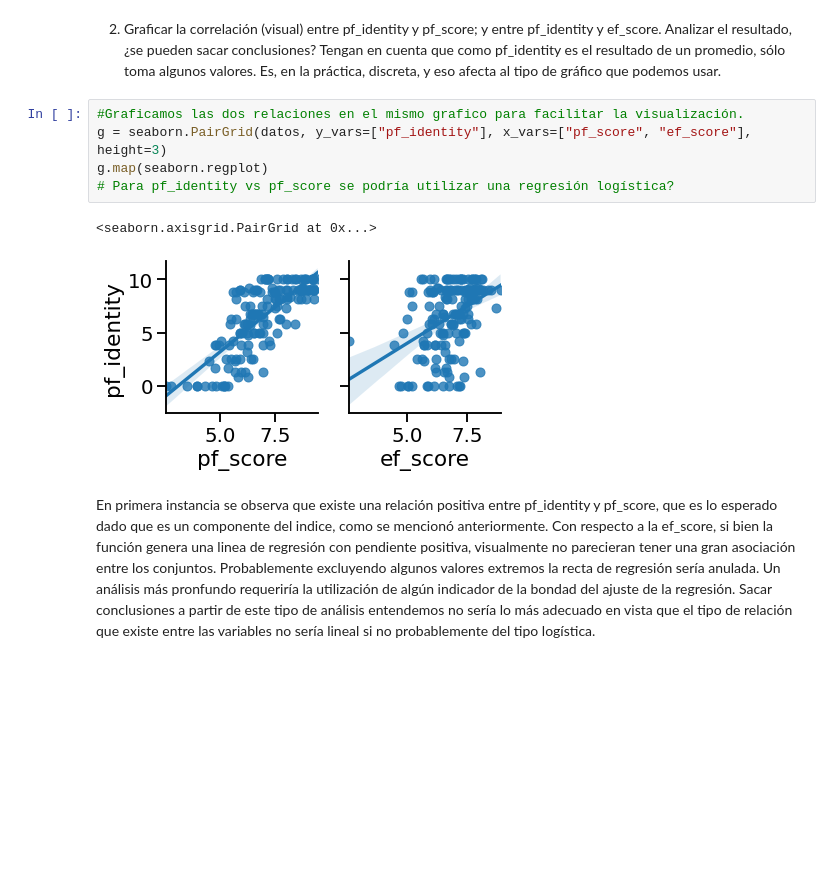
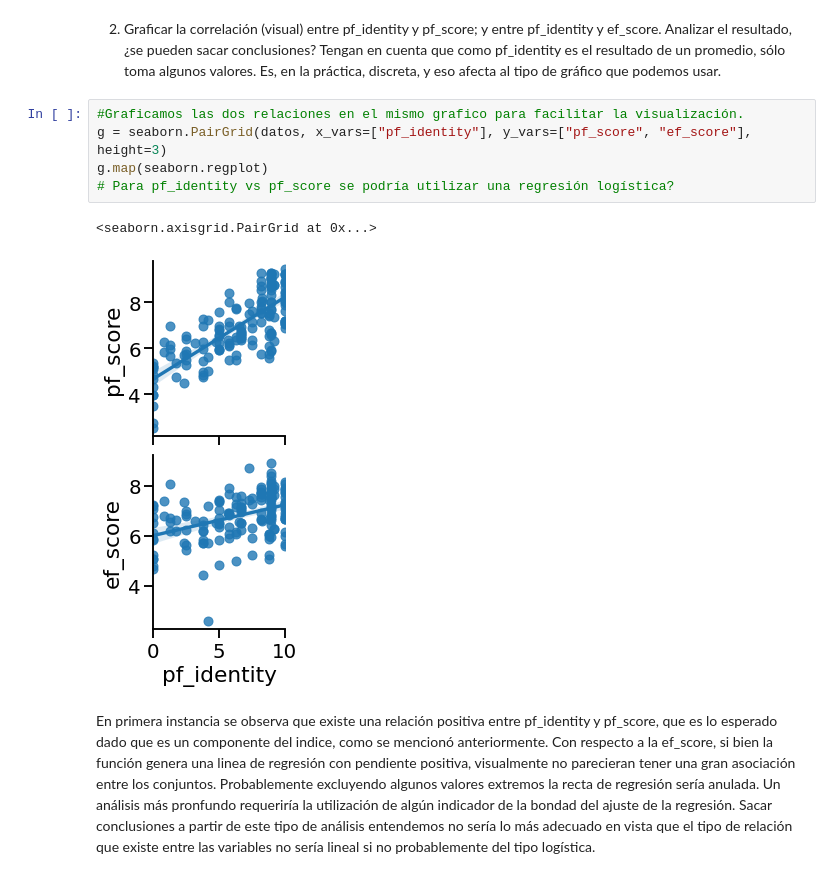
Before and after one commit to diplodatos2020-grupo5/AnalisisyVisualizacion, a Jupyter notebook: practico.ipynb, the cells around one changed output. Drawn from its saved outputs; the diff is of its cells as text; blank space fills up the shorter version.

```diff
--- a/practico.ipynb
+++ b/practico.ipynb
@@ -618,12 +618,12 @@ La utilización de este tipo de gráficos en variables como pf_identity es discu
 2. Graficar la correlación (visual) entre pf_identity y pf_score; y entre pf_identity y ef_score. Analizar el resultado, ¿se pueden sacar conclusiones? Tengan en cuenta que como pf_identity es el resultado de un promedio, sólo toma algunos valores. Es, en la práctica, discreta, y eso afecta al tipo de gráfico que podemos usar.
 # %%
 #Graficamos las dos relaciones en el mismo grafico para facilitar la visualización.
-g = seaborn.PairGrid(datos, y_vars=["pf_identity"], x_vars=["pf_score", "ef_score"], height=3)
+g = seaborn.PairGrid(datos, x_vars=["pf_identity"], y_vars=["pf_score", "ef_score"], height=3)
 g.map(seaborn.regplot)
 # Para pf_identity vs pf_score se podría utilizar una regresión logística?
 # %% [output]
 <seaborn.axisgrid.PairGrid at 0x...>
-[figure, old version]
+[figure, new version]
 # %% [markdown]
 En primera instancia se observa que existe una relación positiva entre pf_identity y pf_score, que es lo esperado dado que es un componente del indice, como se mencionó anteriormente. Con respecto a la ef_score, si bien la función genera una linea de regresión con pendiente positiva, visualmente no parecieran tener una gran asociación entre los conjuntos. Probablemente excluyendo algunos valores extremos la recta de regresión sería anulada. Un análisis más pronfundo requeriría la utilización de algún indicador de la bondad del ajuste de la regresión.
 Sacar conclusiones a partir de este tipo de análisis entendemos no sería lo más adecuado en vista que el tipo de relación que existe entre las variables no sería lineal si no probablemente del tipo logística.
```
Also changed, not shown: parts of 11 cells of this notebook.
